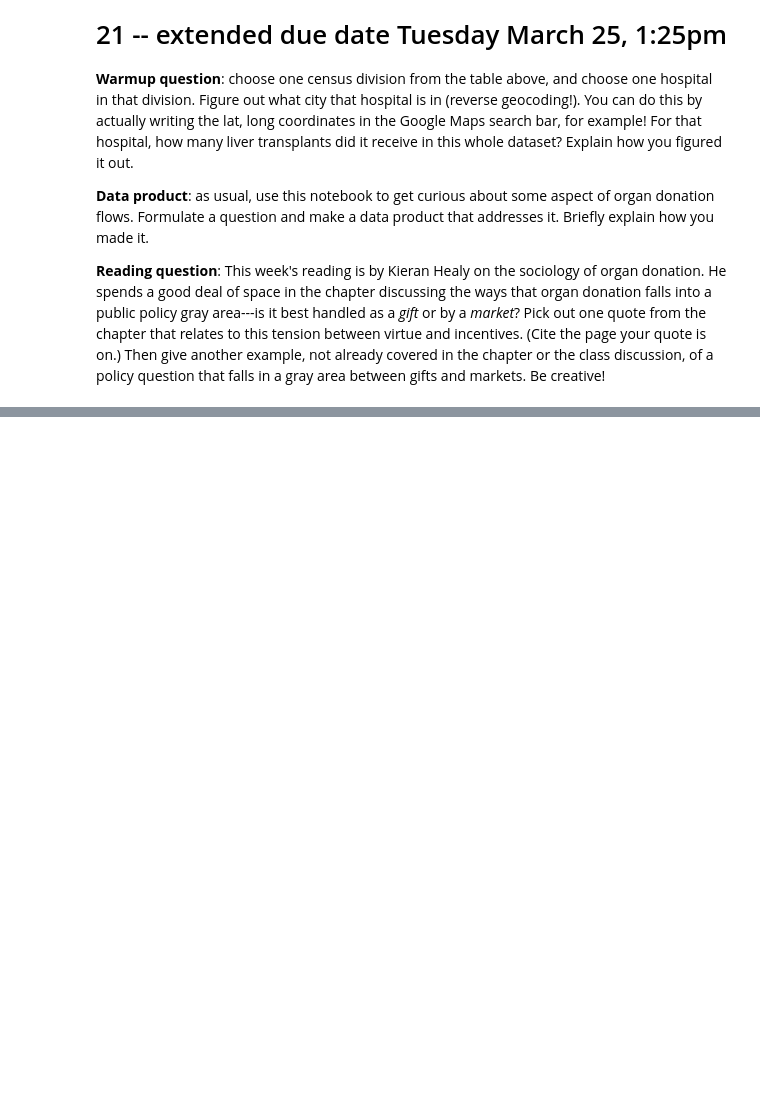
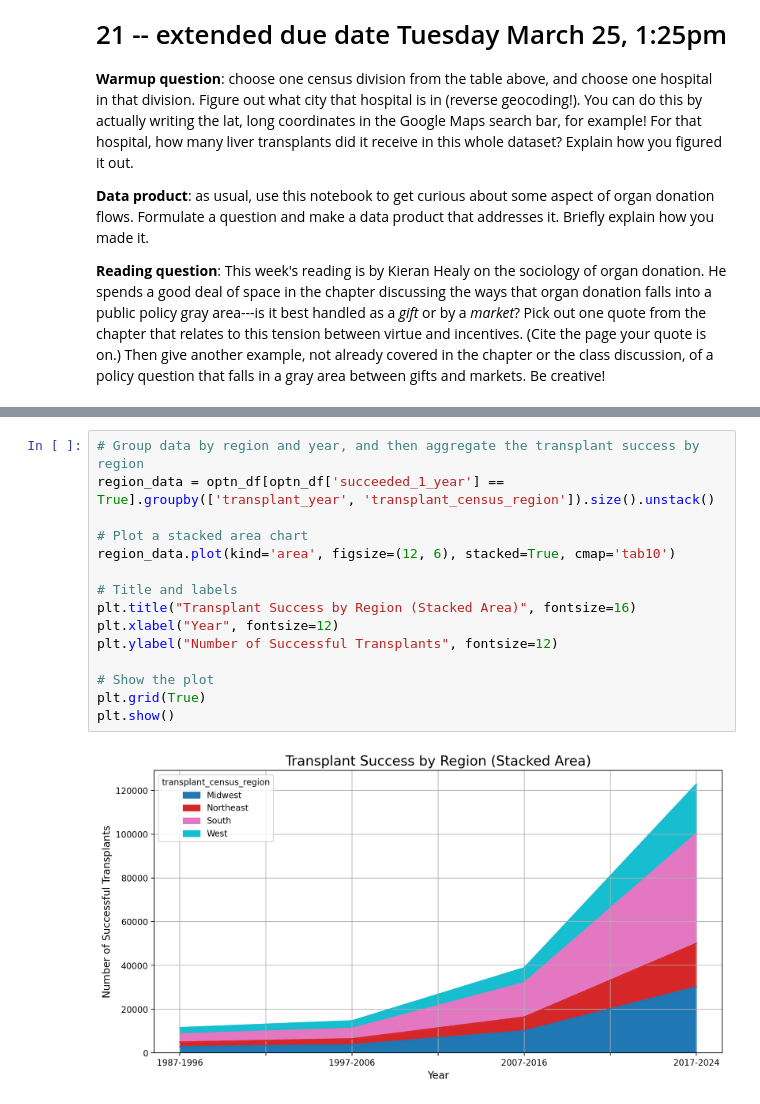
Before and after one commit to ashkwart/Ashley-Website, a Jupyter notebook: Week8.ipynb, the cells around one changed output, grey strips where cells are left out. Drawn from its saved outputs; the diff is of its cells as text; blank space fills up the shorter version.

```diff
--- a/Week8.ipynb
+++ b/Week8.ipynb
@@ -292,0 +441,17 @@ f.tight_layout()
+# %%
+# Group data by region and year, and then aggregate the transplant success by region
+region_data = optn_df[optn_df['succeeded_1_year'] == True].groupby(['transplant_year', 'transplant_census_region']).size().unstack()
+
+# Plot a stacked area chart
+region_data.plot(kind='area', figsize=(12, 6), stacked=True, cmap='tab10')
+
+# Title and labels
+plt.title("Transplant Success by Region (Stacked Area)", fontsize=16)
+plt.xlabel("Year", fontsize=12)
+plt.ylabel("Number of Successful Transplants", fontsize=12)
+
+# Show the plot
+plt.grid(True)
+plt.show()
+# %% [output]
+[figure, added]
```
Also changed, not shown: parts of 11 cells of this notebook.
